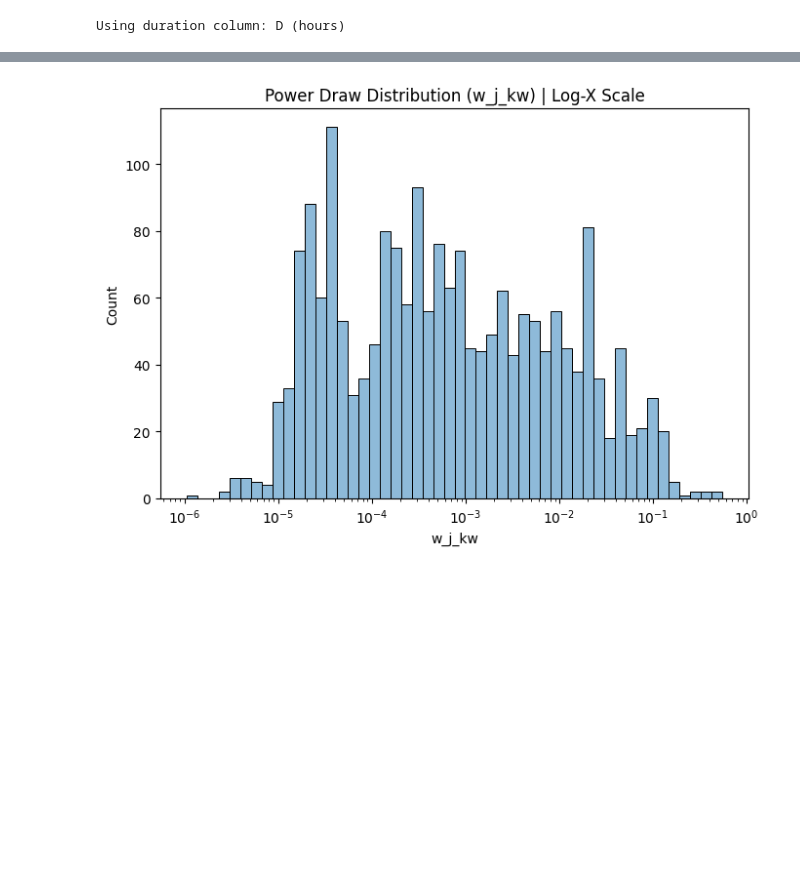
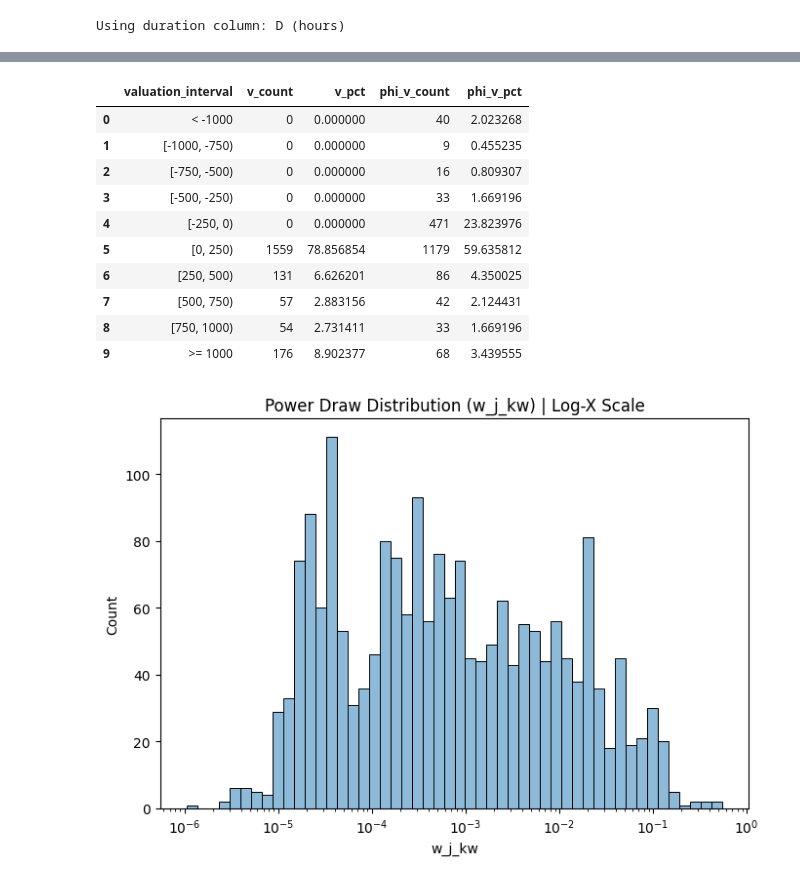
Before and after one commit to dangolofrancesco/cloud_pricing_sim, a Jupyter notebook: notebooks/01_eda_and_distribution_fitting.ipynb, the cells around one changed output, grey strips where cells are left out. Cells and saved outputs as stored; diff of their text form; code cells hidden in the pictures; blank space fills up the shorter version.

```diff
--- a/notebooks/01_eda_and_distribution_fitting.ipynb
+++ b/notebooks/01_eda_and_distribution_fitting.ipynb
@@ -347,5 +382,48 @@ Pearson corr(demanded_capacity, v): 0.876
 Optimal Auction Rejection Rate: 28.78%
 [figure]
+# %%
+# Interval frequency table for actual valuations (v) and virtual valuations (phi_v).
+# Reuse the same binned output computed in Cell 10 to keep plot/table perfectly aligned.
+if 'interval_occurrence_table' not in globals():
+    interval_step = 250
+    zoom_min, zoom_max = -1000, 1000
+    inner_edges = list(range(zoom_min, zoom_max + interval_step, interval_step))
+    bin_edges = [-np.inf] + inner_edges + [np.inf]
+
+    def build_interval_labels(edges):
+        labels = [f'< {edges[1]}']
+        for left, right in zip(edges[1:-2], edges[2:-1]):
+            labels.append(f'[{left}, {right})')
+        labels.append(f'>= {edges[-2]}')
+        return labels
+
+    interval_labels = build_interval_labels(bin_edges)
+
+    def interval_table(series: pd.Series, col_name: str) -> pd.DataFrame:
+        binned = pd.cut(series, bins=bin_edges, right=False, labels=interval_labels, include_lowest=True)
+        counts = binned.value_counts(sort=False).rename(f'{col_name}_count')
+        pcts = (counts / counts.sum() * 100).rename(f'{col_name}_pct')
+        return pd.concat([counts, pcts], axis=1)
+
+    econ_df = processed_df[['v', 'phi_v']].dropna().copy()
+    v_intervals = interval_table(econ_df['v'], 'v')
+    phi_intervals = interval_table(econ_df['phi_v'], 'phi_v')
+    interval_occurrence_table = pd.concat([v_intervals, phi_intervals], axis=1).reset_index()
+    interval_occurrence_table = interval_occurrence_table.rename(columns={'index': 'valuation_interval'})
+
+display(interval_occurrence_table)
+# %% [output]
+|  | valuation_interval | v_count | v_pct | phi_v_count | phi_v_pct |
+| 0 | < -1000 | 0 | 0.000000 | 40 | 2.023268 |
+| 1 | [-1000, -750) | 0 | 0.000000 | 9 | 0.455235 |
+| 2 | [-750, -500) | 0 | 0.000000 | 16 | 0.809307 |
+| 3 | [-500, -250) | 0 | 0.000000 | 33 | 1.669196 |
+| 4 | [-250, 0) | 0 | 0.000000 | 471 | 23.823976 |
+| 5 | [0, 250) | 1559 | 78.856854 | 1179 | 59.635812 |
+| 6 | [250, 500) | 131 | 6.626201 | 86 | 4.350025 |
+| 7 | [500, 750) | 57 | 2.883156 | 42 | 2.124431 |
+| 8 | [750, 1000) | 54 | 2.731411 | 33 | 1.669196 |
+| 9 | >= 1000 | 176 | 8.902377 | 68 | 3.439555 |
 # %%
 # 3) Objective Costs: power profiling + correlation diagnostics
 plt.figure(figsize=(7, 5))
```
Also changed, not shown: parts of 4 cells of this notebook, 3 other files.
